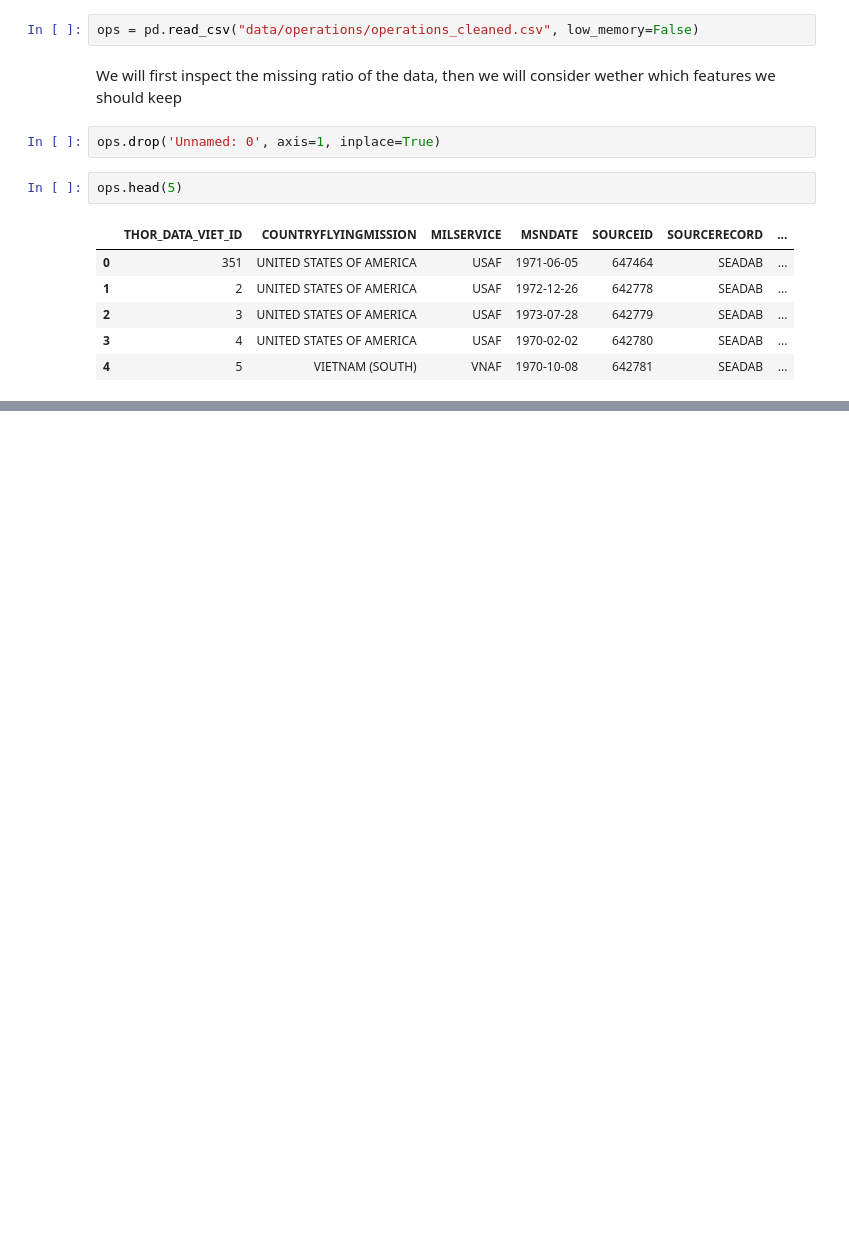
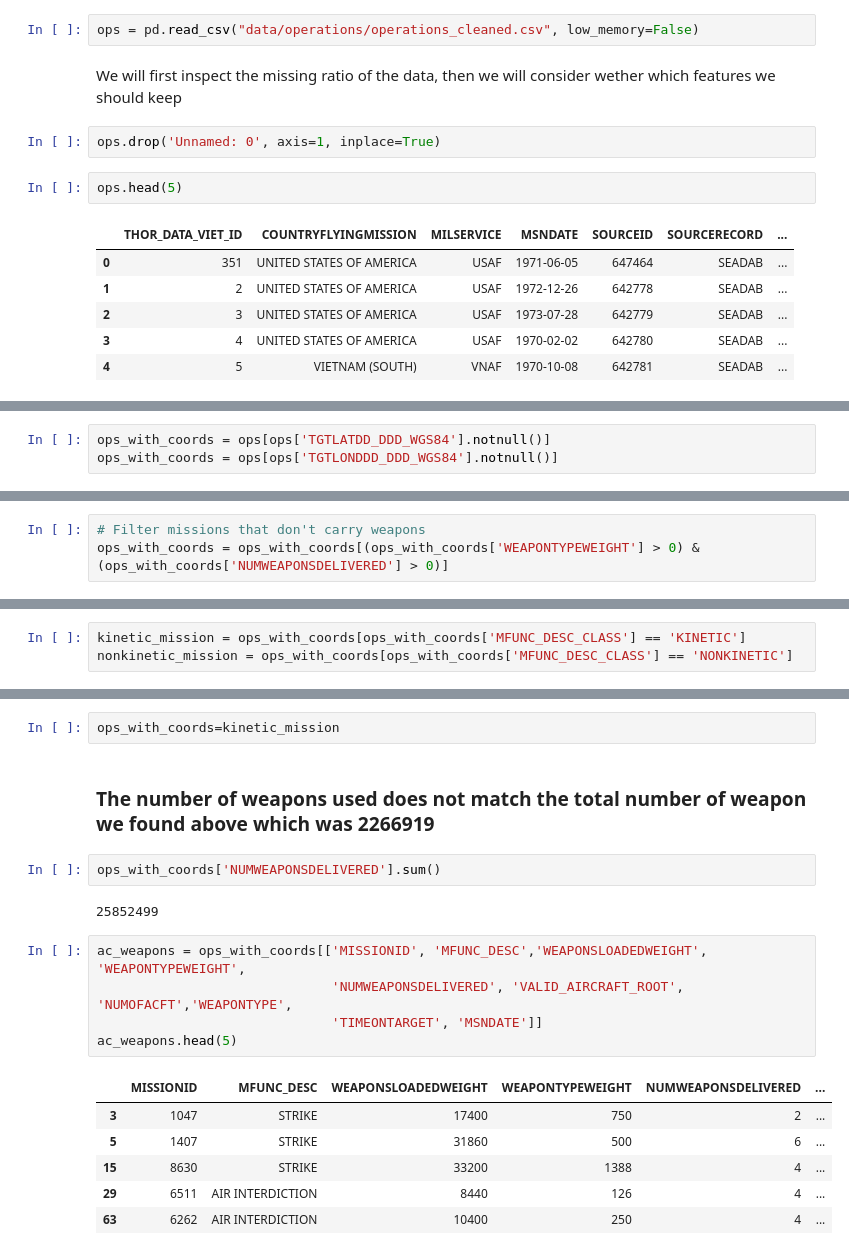
Before and after one commit to TranDuong874/uxo-risk-analysis, a Jupyter notebook: eda.ipynb, the cells around one changed output, grey strips where cells are left out. Drawn from its saved outputs; the diff is of its cells as text; blank space fills up the shorter version.

```diff
--- a/eda.ipynb
+++ b/eda.ipynb
@@ -313,0 +149,3 @@ air_to_ground_kinetic_bombs = [
+# %%
+ops_with_coords = ops[ops['TGTLATDD_DDD_WGS84'].notnull()]
+ops_with_coords = ops[ops['TGTLONDDD_DDD_WGS84'].notnull()]
@@ -313,0 +156,3 @@ air_to_ground_kinetic_bombs = [
+# %%
+# Filter missions that don't carry weapons
+ops_with_coords = ops_with_coords[(ops_with_coords['WEAPONTYPEWEIGHT'] > 0) & (ops_with_coords['NUMWEAPONSDELIVERED'] > 0)]
@@ -313,0 +186,3 @@ air_to_ground_kinetic_bombs = [
+# %%
+kinetic_mission = ops_with_coords[ops_with_coords['MFUNC_DESC_CLASS'] == 'KINETIC']
+nonkinetic_mission = ops_with_coords[ops_with_coords['MFUNC_DESC_CLASS'] == 'NONKINETIC']
@@ -313,0 +217,20 @@ air_to_ground_kinetic_bombs = [
+# %%
+ops_with_coords=kinetic_mission
+# %% [markdown]
+### The number of weapons used does not match the total number of weapon we found above which was 2266919
+# %%
+ops_with_coords['NUMWEAPONSDELIVERED'].sum()
+# %% [output]
+25852499
+# %%
+ac_weapons = ops_with_coords[['MISSIONID', 'MFUNC_DESC','WEAPONSLOADEDWEIGHT', 'WEAPONTYPEWEIGHT',
+                              'NUMWEAPONSDELIVERED', 'VALID_AIRCRAFT_ROOT', 'NUMOFACFT','WEAPONTYPE',
+                              'TIMEONTARGET', 'MSNDATE']]
+ac_weapons.head(5)
+# %% [output]
+|  | MISSIONID | MFUNC_DESC | WEAPONSLOADEDWEIGHT | WEAPONTYPEWEIGHT | NUMWEAPONSDELIVERED | ... |
+| 3 | 1047 | STRIKE | 17400 | 750 | 2 | ... |
+| 5 | 1407 | STRIKE | 31860 | 500 | 6 | ... |
+| 15 | 8630 | STRIKE | 33200 | 1388 | 4 | ... |
+| 29 | 6511 | AIR INTERDICTION | 8440 | 126 | 4 | ... |
+| 63 | 6262 | AIR INTERDICTION | 10400 | 250 | 4 | ... |
```
Also changed, not shown: parts of 45 cells of this notebook, 2 other files.
